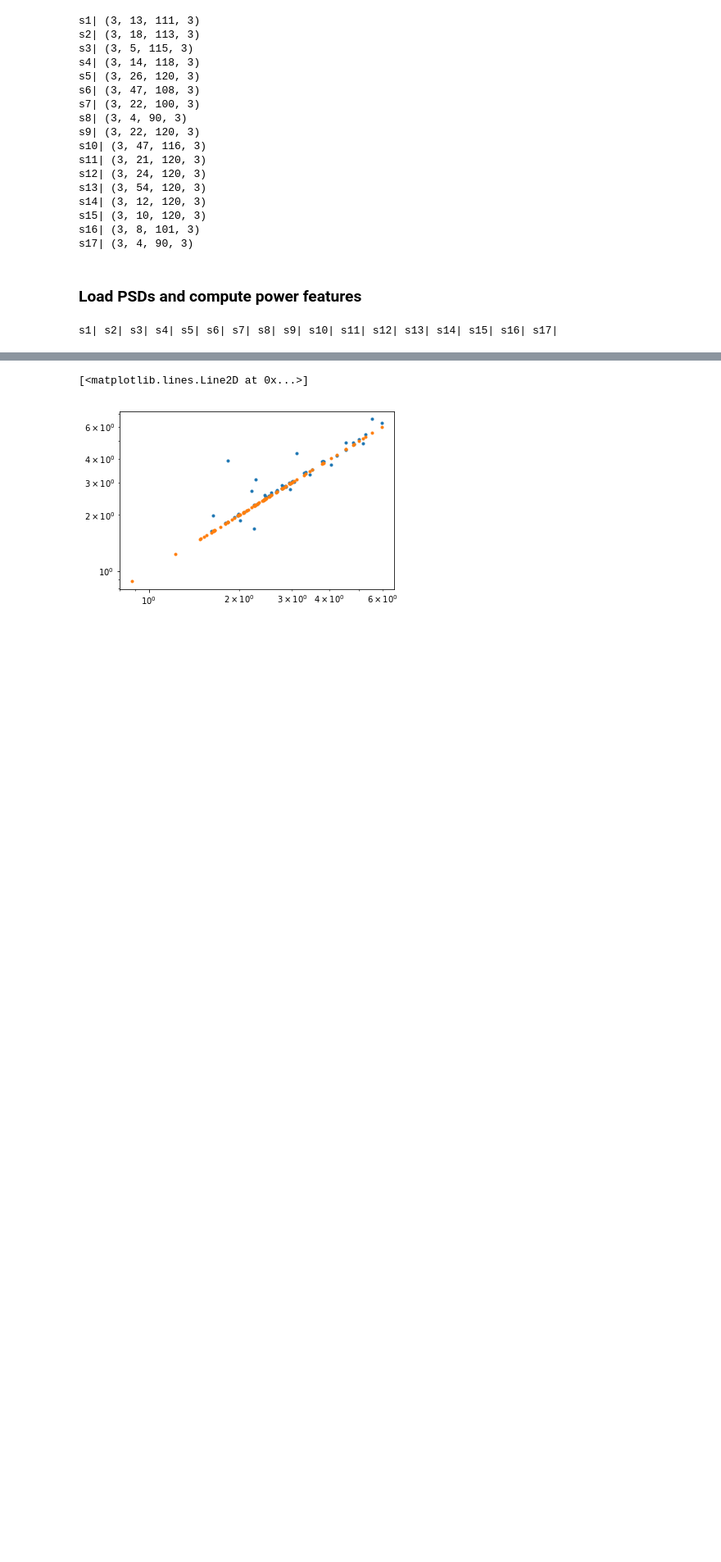
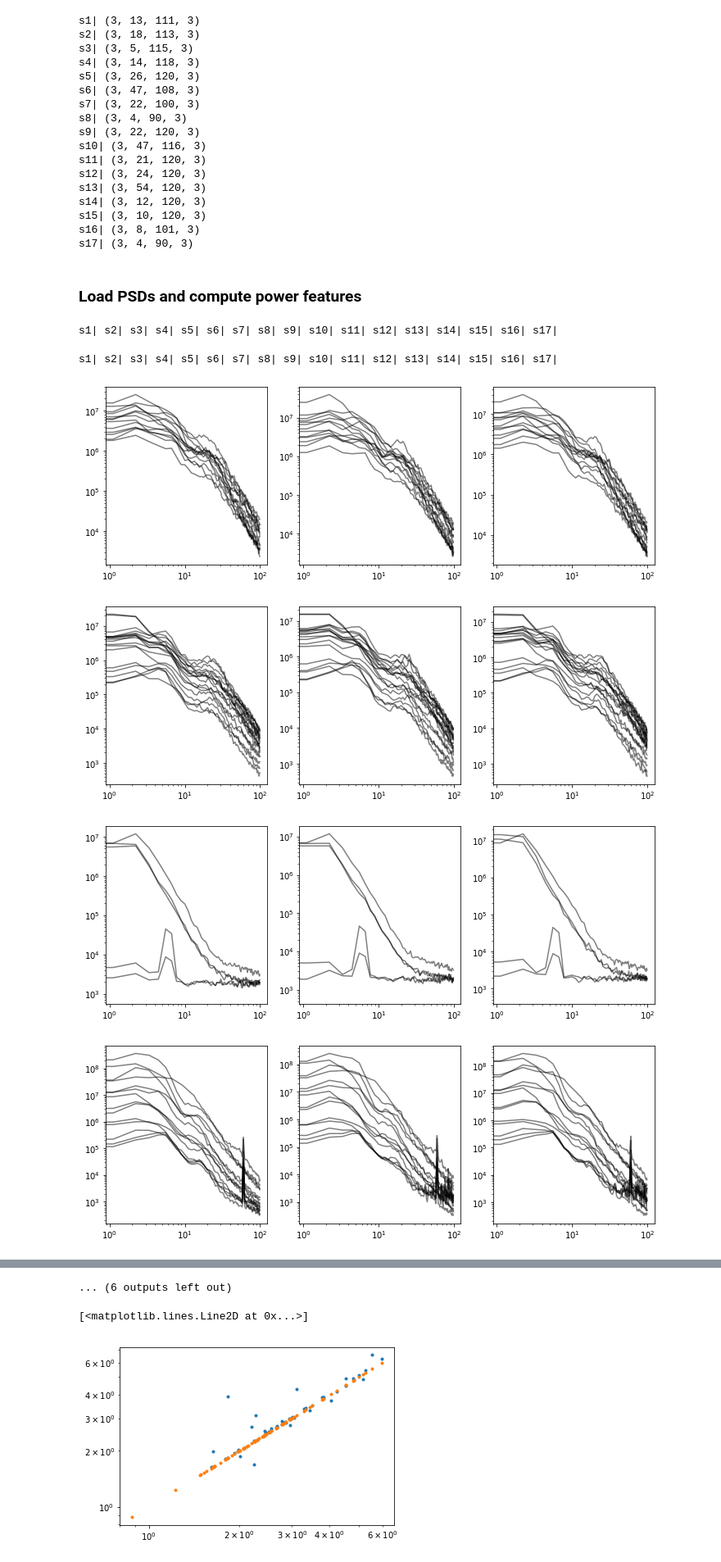
Before and after one commit to rdgao/field-echos, a Jupyter notebook: notebooks/4_analysis_human_wm.ipynb, the cells around one changed output, grey strips where cells are left out. Shown at 82% size. Drawn from its saved outputs; the diff is of its cells as text; code cells hidden in the pictures; blank space fills up the shorter version.

```diff
--- a/notebooks/4_analysis_human_wm.ipynb
+++ b/notebooks/4_analysis_human_wm.ipynb
@@ -225,3 +225,21 @@ with open(save_dir+"all_hfa.txt", "wb") as fp: # pickling
     pickle.dump(hfa_all, fp)
 # %% [output]
 s1| s2| s3| s4| s5| s6| s7| s8| s9| s10| s11| s12| s13| s14| s15| s16| s17|
+# %%
+for i_sub, sub in enumerate(all_subjs):
+    # load data
+    print(sub, end='| ')
+    psd_data = np.load(result_basepath+sub+'/psd.npz')
+    power_spec_all = psd_data['power_spec_all']
+    f_axis = psd_data['f_axis']
+
+    plt.figure(figsize=(12,4))
+    for i in range(3):
+        plt.subplot(1,3,i+1)
+        plt.loglog(f_axis[:90], power_spec_all.mean(1)[i,:,:90].T, 'k-', alpha=0.5);
+# %% [output]
+s1| s2| s3| s4| s5| s6| s7| s8| s9| s10| s11| s12| s13| s14| s15| s16| s17|
+[figure, added]
+[figure, added]
+[figure, added]
+[figure, added]
@@ -228,3 +253,4 @@ s1| s2| s3| s4| s5| s6| s7| s8| s9| s10| s11| s12| s13| s14| s15| s16| s17|
+... (6 outputs left out)
 # %%
 # load data
 with open("../data/johnson_all_exp.txt", "rb") as fp: # unpickling
```
Also changed, not shown: parts of 1 cell of this notebook, 3 other files.
